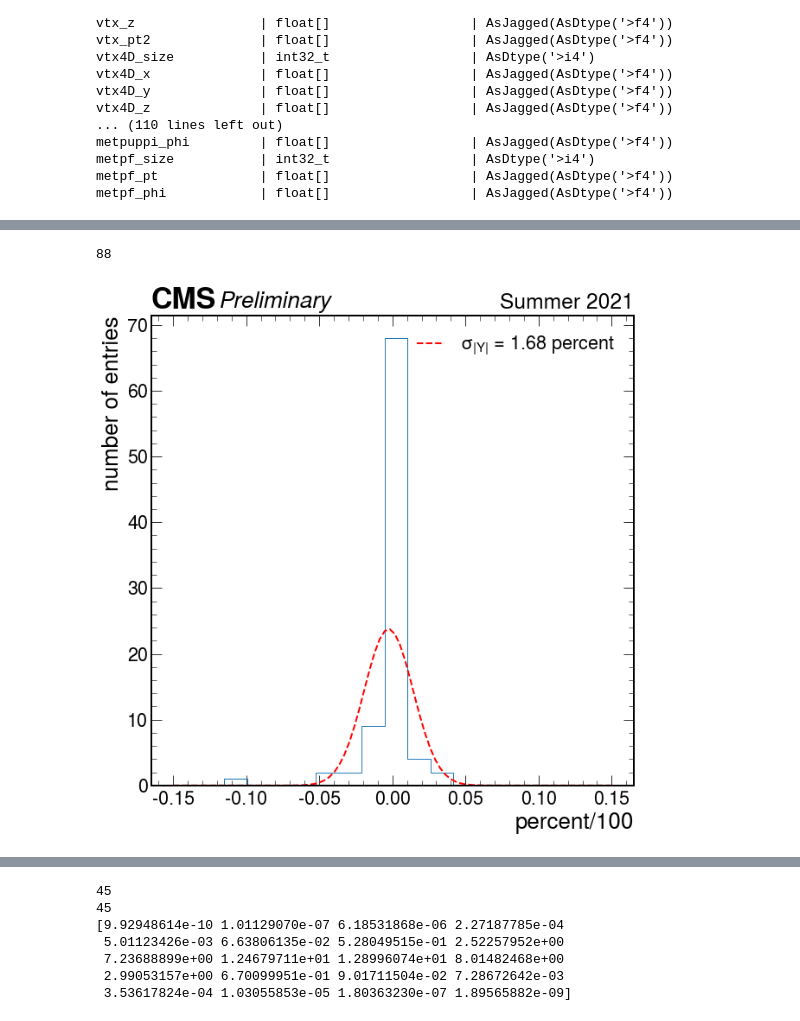
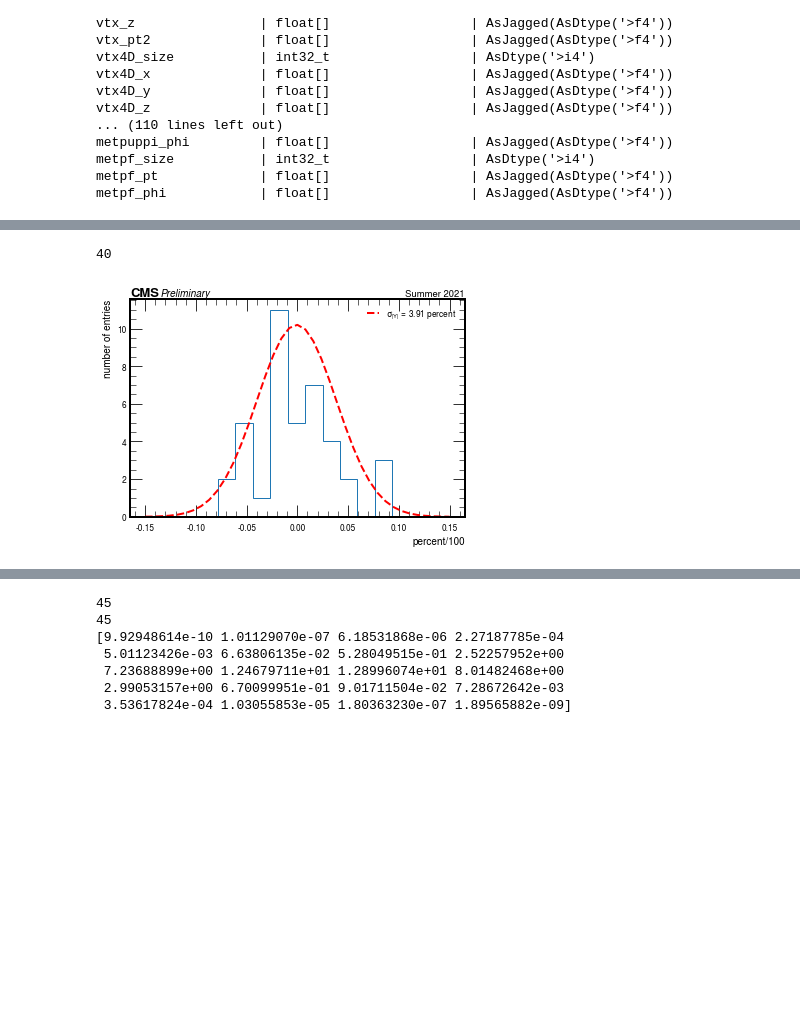
Before and after one commit to jloemker/SWAN, a Jupyter notebook: Analysis_Bg_Sig.ipynb, the cells around one changed output, grey strips where cells are left out. Saved outputs shown, nothing was run; the diff lists cells and outputs as text; code cells hidden in the pictures; blank space fills up the shorter version.

```diff
--- a/Analysis_Bg_Sig.ipynb
+++ b/Analysis_Bg_Sig.ipynb
@@ -110,12 +114,12 @@ bg = pd.DataFrame(data=bg_data)
 # %%
 #You can plot mpp/mll-1 distribution, fit a gaussian and define a cut to be within the 2 sigma: |mpp-mll| < 2*sigma*mll
 data = (sig['mpp'].values/sig['mll'].values)-1
-data = data[~np.isnan(data) & (data < 0.20)]
+data = data[~np.isnan(data) & (abs(data) < 0.1)]
 
 #np.delete(data,max(data))
 #data = data
 print((len(data)))
-bins = np.linspace(-0.1,0.1,89)
+bins = np.linspace(-0.15,0.15,54)
 f, ax = plt.subplots()
 plt.hist(data, histtype='step')
 
@@ -129,5 +133,5 @@ hep.cms.label(llabel="Preliminary", rlabel="Summer 2021", ax=ax)
 ax.set(xlabel='percent/100', ylabel='number of entries')
 
 ax.legend()
-#plt.savefig('W5/fit_mass_ratio.png')
+plt.savefig('Week6/fit_mass_ratio.png')
 # %% [output]
@@ -136,30 +140,30 @@ ax.legend()
 # %%
 data = (sig['ypp'].values/sig['yll'].values) - 1
 
-data = data[~np.isnan(data) & (data < 0.6) & (data > -0.6) ]
+data = data[~np.isnan(data) & (data < 0.1) & (data > -0.1) ]
 
 new_data = np.delete(data, np.where(data == np.max(data)) )
 new_data = np.delete(new_data,np.where(data == np.min(data)) )
 print(len(new_data))
 
-bins = np.linspace(-0.15,0.15,88)
+bins = np.linspace(-0.15,0.15,39)
 f, ax = plt.subplots()
 plt.hist(new_data, histtype='step')
 
 #fit to gaussian (to avoid bias from outliers restrict the fitted area):  = analysis['s_mpp']-analysis['s_mll'] <
 (mu_y, sigma_y) = stats.norm.fit(new_data)
 x=bins
 y=stats.norm.pdf(x, mu_y, sigma_y)
 ax.plot(x, y, 'r--', linewidth=2,label='$\sigma_{|Y|}$ = %2.2f percent'%(sigma_y*100))
 
 hep.cms.label(llabel="Preliminary", rlabel="Summer 2021", ax=ax)
 ax.set(xlabel='percent/100', ylabel='number of entries')
 
 ax.legend()
-#plt.savefig('W5/fit_eta_ratio.png')
+plt.savefig('Week6/fit_eta_ratio.png')
 # %% [output]
-88
+40
-[figure, old version]
+[figure, new version]
 # %%
 #criteria for selection: |mpp-mll|<2sigma*mll
 #sigma_m = 0.03
```
Also changed, not shown: parts of 22 cells of this notebook, 1 other file.
